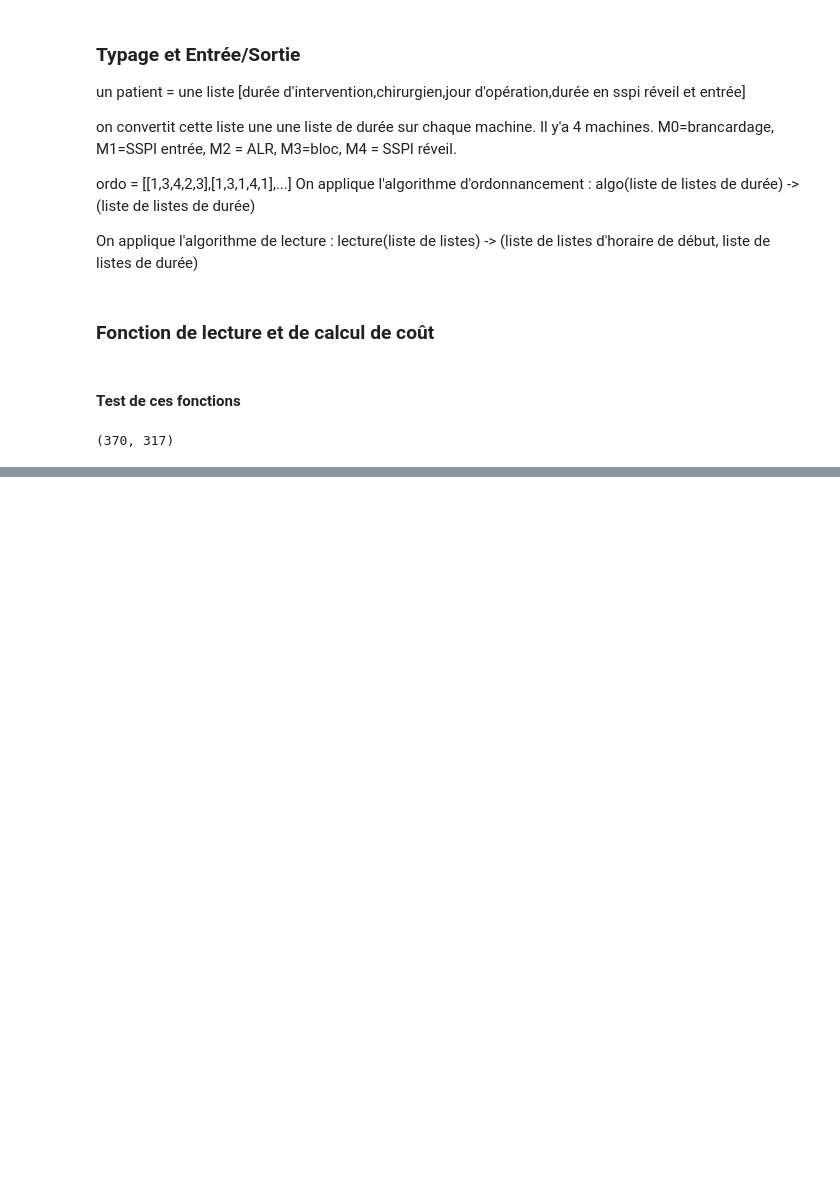
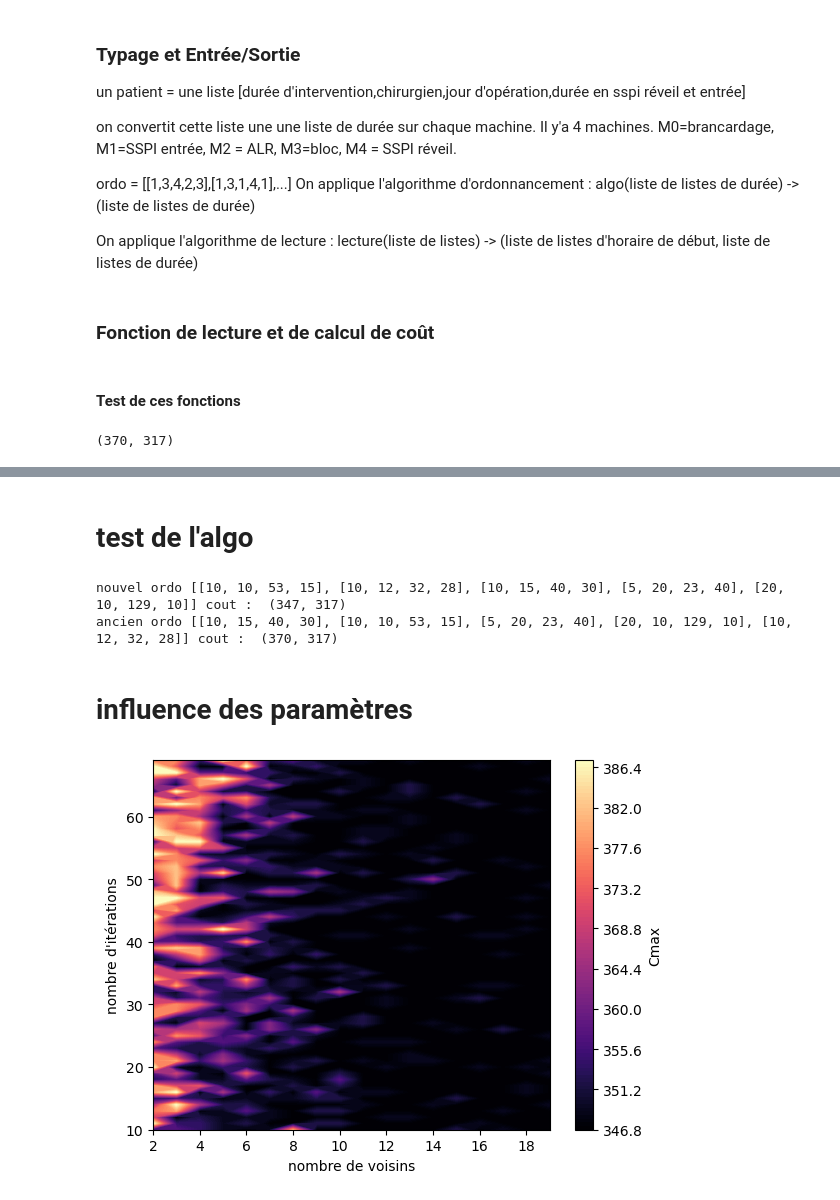
Before and after one commit to 101015010/filrouge_ias, a Jupyter notebook: ordonnancement.ipynb, the cells around one changed output, grey strips where cells are left out. Cells and saved outputs as stored; diff of their text form; code cells hidden in the pictures; blank space fills up the shorter version.

Commit message:
ajout de l'algo tabou

```diff
--- a/ordonnancement.ipynb
+++ b/ordonnancement.ipynb
@@ -53,0 +87,33 @@ cout(ordo)
+# %% [markdown]
+# test de l'algo
+# %%
+l=tabou(ordo,10,50)
+
+
+print("nouvel ordo",l,"cout : ",cout(l))
+print("ancien ordo",ordo,"cout : ",cout(ordo))
+# %% [output]
+nouvel ordo [[10, 10, 53, 15], [10, 12, 32, 28], [10, 15, 40, 30], [5, 20, 23, 40], [20, 10, 129, 10]] cout :  (347, 317)
+ancien ordo [[10, 15, 40, 30], [10, 10, 53, 15], [5, 20, 23, 40], [20, 10, 129, 10], [10, 12, 32, 28]] cout :  (370, 317)
+# %% [markdown]
+# influence des paramètres
+# %%
+x=np.arange(2,20) ##nombre de voisins
+y=np.arange(10,70)  ##nombres d'itérations
+
+X,Y=np.meshgrid(x,y)
+
+def f(x,y):
+    return cout(tabou(ordo,x,y))[0]
+
+
+
+Z = np.array([[f(x_val, y_val) for x_val in x] for y_val in y])
+
+plt.contourf(X,Y,Z,100,cmap='magma')
+cbar=plt.colorbar()
+plt.xlabel("nombre de voisins")
+plt.ylabel("nombre d'itérations")
+cbar.set_label("Cmax")
+# %% [output]
+[figure, added]
```
Also changed, not shown: parts of 3 cells of this notebook.
